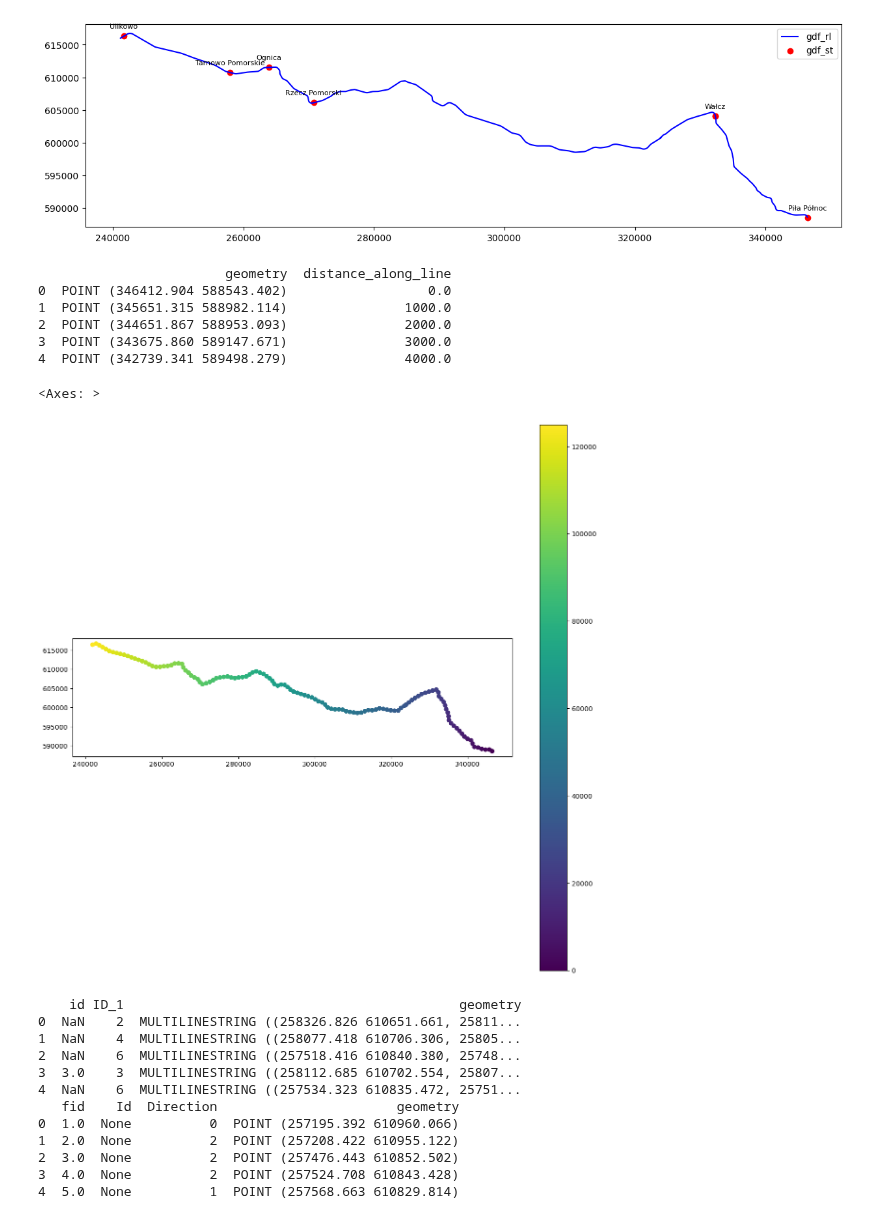
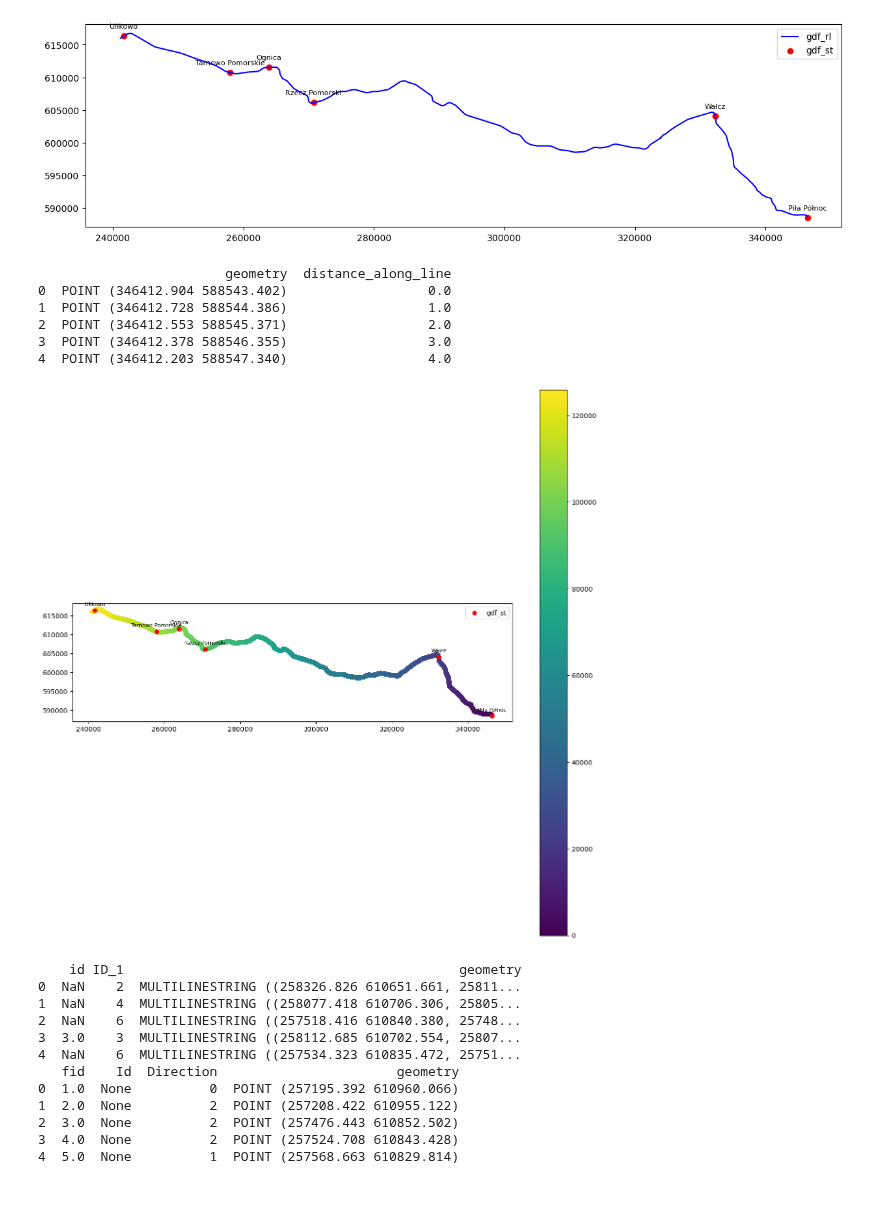
Before and after one commit to mwoj-tech/geo2screen, a Jupyter notebook: main.ipynb, the cells around one changed output. Cells and saved outputs as stored; diff of their text form; code cells hidden in the pictures.

Commit message:
dodano export łańcuchowania do geojson

```diff
--- a/main.ipynb
+++ b/main.ipynb
@@ -107,36 +107,55 @@ plt.show()
 # %%
 # Extract the geometry (multiline string) from the GeoDataFrame
 line_geometry = gdf_rl.geometry.iloc[0]
 
 # Define the interval distance for chainage points (in meters)
-interval_distance = 1000 # Adjust as needed
+interval_distance = 1 # Adjust as needed
 
 # Create chainage points along the line
 chainage_points = []
 distance_along_line = 0
 while distance_along_line <= line_geometry.length:
     point = line_geometry.interpolate(distance_along_line)
     chainage_points.append(point)
     distance_along_line += interval_distance
 
 # Create a GeoDataFrame for the chainage points
 gdf_chainage = gpd.GeoDataFrame(geometry=chainage_points, crs=gdf_rl.crs)
 
 # Add a new column to the GeoDataFrame to store the distance along the line
 gdf_chainage['distance_along_line'] = gdf_chainage.apply(lambda row: line_geometry.project(row.geometry), axis=1)
 
 # Save or visualize the GeoDataFrame containing chainage points
 print(gdf_chainage.head())
-gdf_chainage.plot(column='distance_along_line', legend=True, figsize=(15, 15))
+gdf_chainage.to_file('rl-403-chainage-1m.geojson', driver='GeoJSON')
+# Plotting both GeoDataFrames on the same plot
+fig, ax = plt.subplots(figsize=(15, 15))
+
+# Plotting gdf_rl first
+#gdf_rl.plot(ax=ax, color='blue', label='gdf_rl')
+gdf_chainage.plot(ax=ax,column='distance_along_line', legend=True)
+
+# Plotting gdf_st next so it appears above gdf_rl
+gdf_st.plot(ax=ax, color='red', label='gdf_st')
+
+# Adding labels for 'name' field of gdf_st with an offset on y-axis
+label_offset = 1000  # Adjust as needed for the desired spacing
+for x, y, label in zip(gdf_st.geometry.centroid.x, gdf_st.geometry.centroid.y, gdf_st['name']):
+    ax.text(x, y + label_offset, label, fontsize=8, ha='center', va='bottom', zorder=5)
+
+# Adding legend
+ax.legend()
+
+# Display the plot
+plt.show()
 # %% [output]
                         geometry  distance_along_line
 0  POINT (346412.904 588543.402)                  0.0
-1  POINT (345651.315 588982.114)               1000.0
-2  POINT (344651.867 588953.093)               2000.0
-3  POINT (343675.860 589147.671)               3000.0
-4  POINT (342739.341 589498.279)               4000.0
+1  POINT (346412.728 588544.386)                  1.0
+2  POINT (346412.553 588545.371)                  2.0
+3  POINT (346412.378 588546.355)                  3.0
+4  POINT (346412.203 588547.340)                  4.0
-<Axes: >
-[figure, old version]
+[figure, new version]
 # %%
 area_azimuth= 166.5
 rotate_angle = area_azimuth * -1
```
Also changed, not shown: 2 other files.
